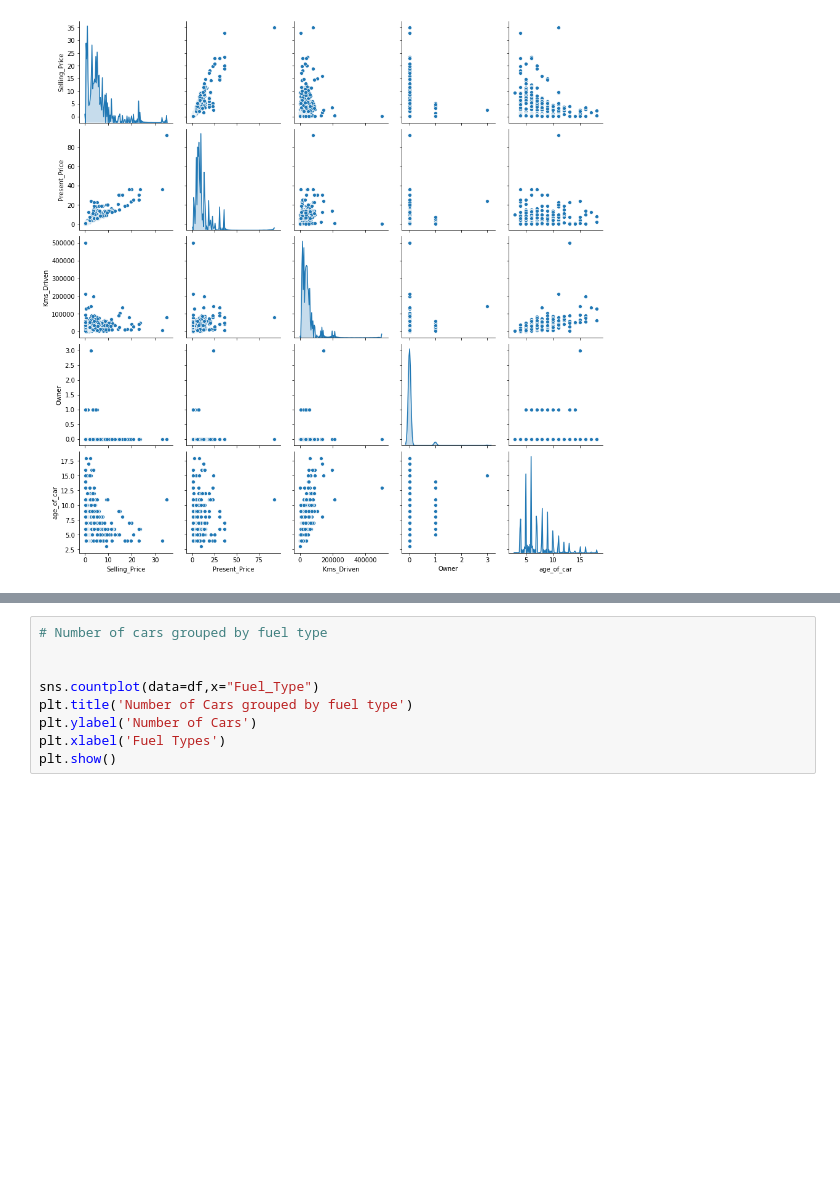
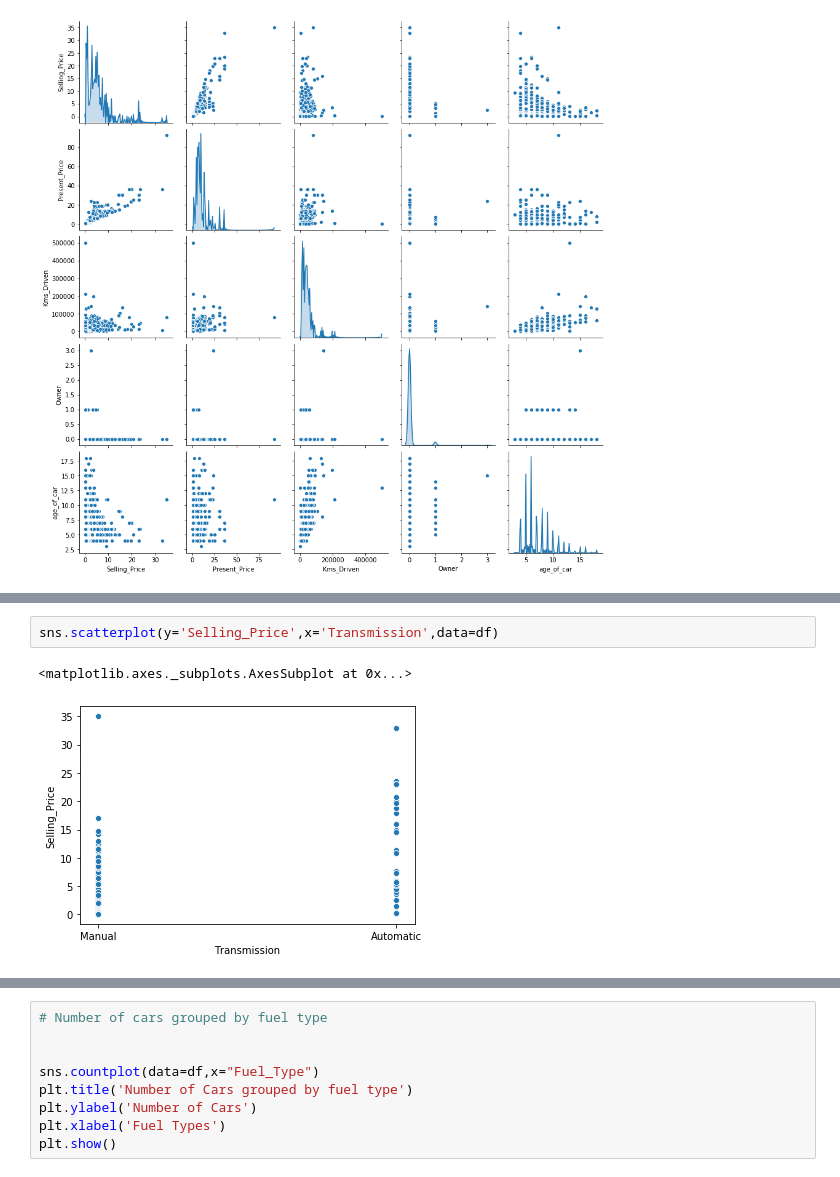
Before and after one commit to abhiraturi/Car_Prediction, a Jupyter notebook: IDS_Car_Dekho_Assignment.ipynb, the cells around one changed output, grey strips where cells are left out. Saved outputs shown, nothing was run; the diff lists cells and outputs as text; blank space fills up the shorter version.

```diff
--- a/IDS_Car_Dekho_Assignment.ipynb
+++ b/IDS_Car_Dekho_Assignment.ipynb
@@ -215,0 +231,5 @@ plt.show()
+# %%
+sns.scatterplot(y='Selling_Price',x='Transmission',data=df)
+# %% [output]
+<matplotlib.axes._subplots.AxesSubplot at 0x...>
+[figure, added]
```
Also changed, not shown: parts of 4 cells of this notebook.
